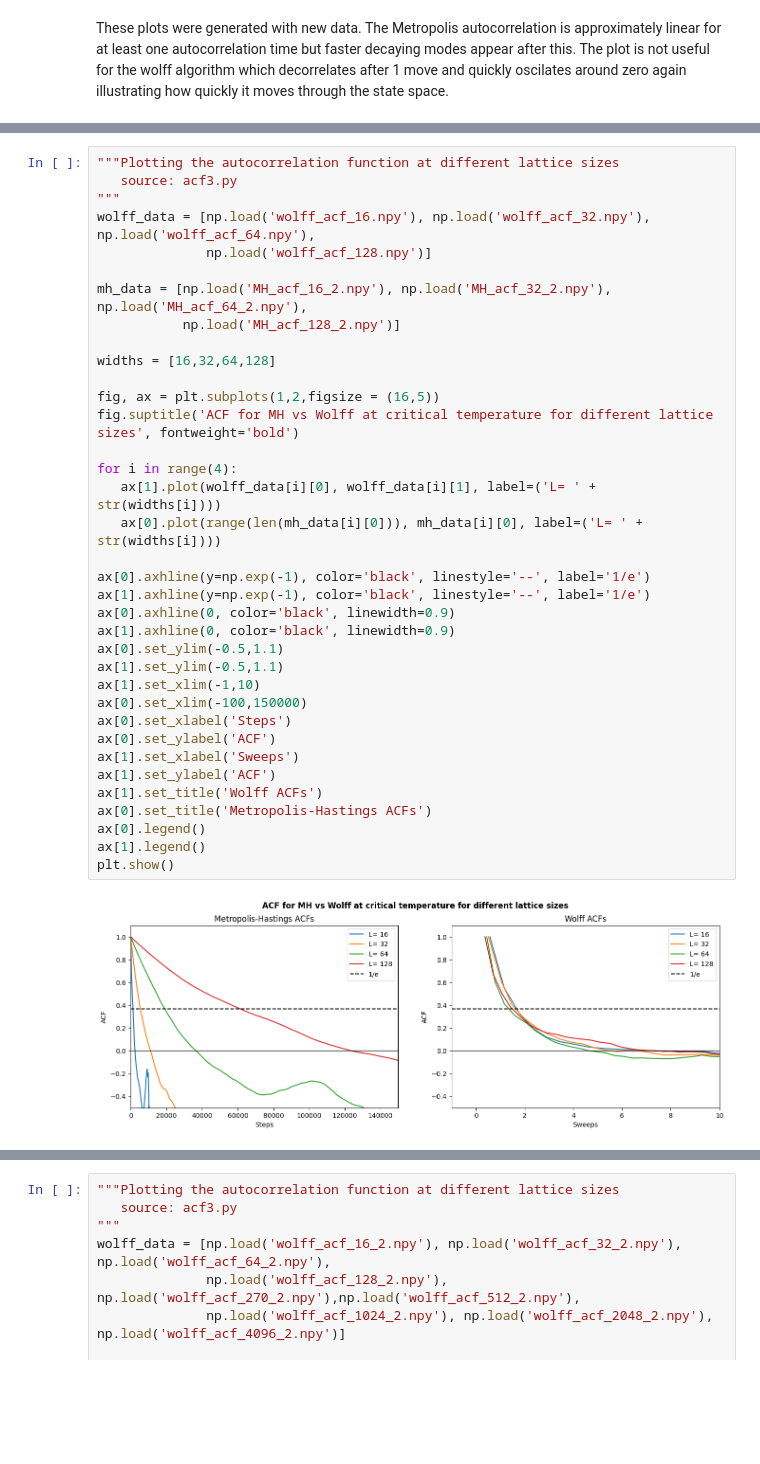
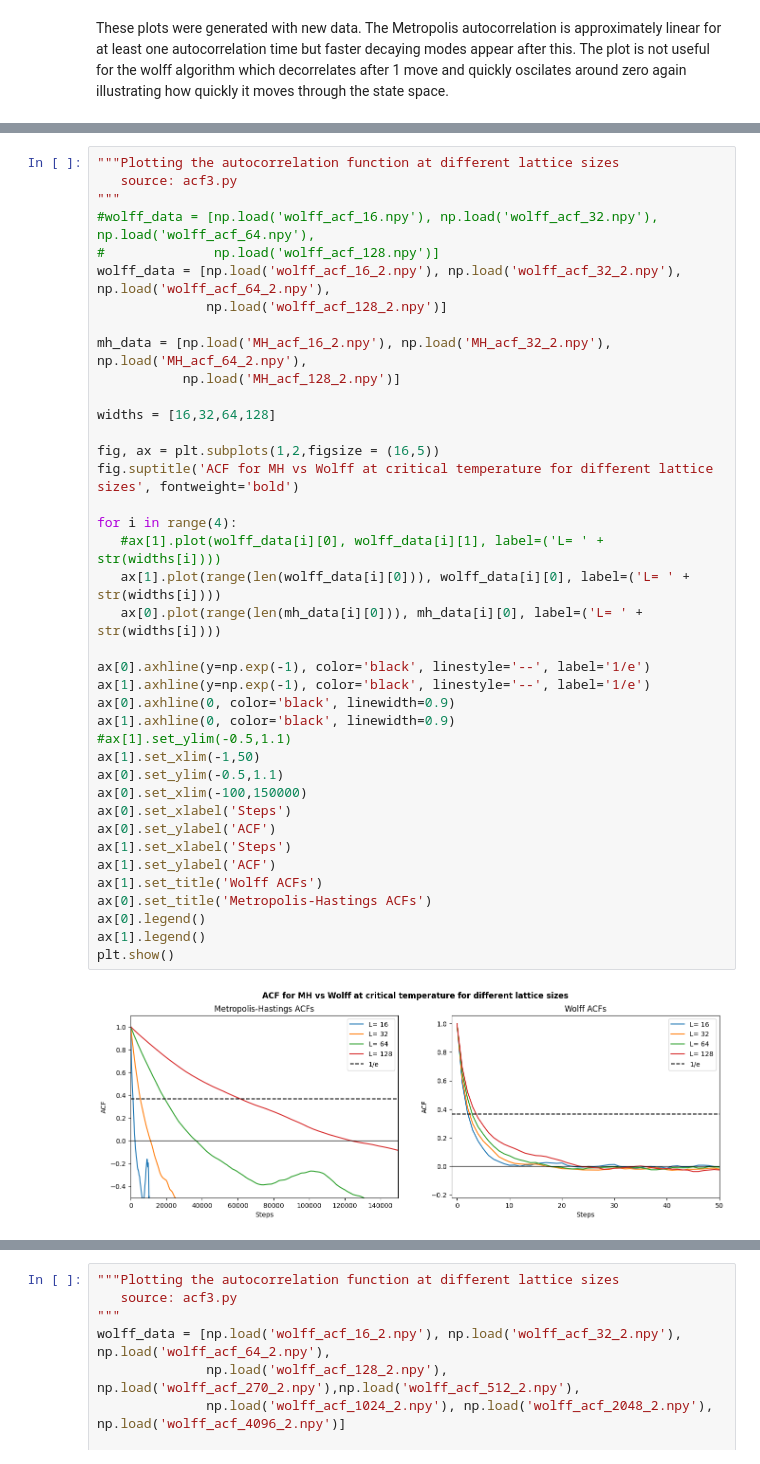
Before and after one commit to tdeng455/Part-II-Computational-Physics-Project, a Jupyter notebook: workbook.ipynb, the cells around one changed output, grey strips where cells are left out. Drawn from its saved outputs; the diff is of its cells as text; blank space fills up the shorter version.

```diff
--- a/workbook.ipynb
+++ b/workbook.ipynb
@@ -605,37 +615,40 @@ These plots were generated with new data. The Metropolis autocorrelation is appr
 """Plotting the autocorrelation function at different lattice sizes
    source: acf3.py
 """
-wolff_data = [np.load('wolff_acf_16.npy'), np.load('wolff_acf_32.npy'), np.load('wolff_acf_64.npy'),
-              np.load('wolff_acf_128.npy')]
+#wolff_data = [np.load('wolff_acf_16.npy'), np.load('wolff_acf_32.npy'), np.load('wolff_acf_64.npy'),
+#              np.load('wolff_acf_128.npy')]
+wolff_data = [np.load('wolff_acf_16_2.npy'), np.load('wolff_acf_32_2.npy'), np.load('wolff_acf_64_2.npy'),
+              np.load('wolff_acf_128_2.npy')]
 
 mh_data = [np.load('MH_acf_16_2.npy'), np.load('MH_acf_32_2.npy'), np.load('MH_acf_64_2.npy'),
            np.load('MH_acf_128_2.npy')]
 
 widths = [16,32,64,128]
 
 fig, ax = plt.subplots(1,2,figsize = (16,5))
 fig.suptitle('ACF for MH vs Wolff at critical temperature for different lattice sizes', fontweight='bold')
 
 for i in range(4):
-   ax[1].plot(wolff_data[i][0], wolff_data[i][1], label=('L= ' + str(widths[i])))
+   #ax[1].plot(wolff_data[i][0], wolff_data[i][1], label=('L= ' + str(widths[i])))
+   ax[1].plot(range(len(wolff_data[i][0])), wolff_data[i][0], label=('L= ' + str(widths[i])))
    ax[0].plot(range(len(mh_data[i][0])), mh_data[i][0], label=('L= ' + str(widths[i])))
 
 ax[0].axhline(y=np.exp(-1), color='black', linestyle='--', label='1/e')
 ax[1].axhline(y=np.exp(-1), color='black', linestyle='--', label='1/e')
 ax[0].axhline(0, color='black', linewidth=0.9)
 ax[1].axhline(0, color='black', linewidth=0.9)
+#ax[1].set_ylim(-0.5,1.1)
+ax[1].set_xlim(-1,50)
 ax[0].set_ylim(-0.5,1.1)
-ax[1].set_ylim(-0.5,1.1)
-ax[1].set_xlim(-1,10)
 ax[0].set_xlim(-100,150000)
 ax[0].set_xlabel('Steps')
 ax[0].set_ylabel('ACF')
-ax[1].set_xlabel('Sweeps')
+ax[1].set_xlabel('Steps')
 ax[1].set_ylabel('ACF')
 ax[1].set_title('Wolff ACFs')
 ax[0].set_title('Metropolis-Hastings ACFs')
 ax[0].legend()
 ax[1].legend()
 plt.show()
 # %% [output]
-[figure, old version]
+[figure, new version]
```
Also changed, not shown: parts of 18 cells of this notebook.
